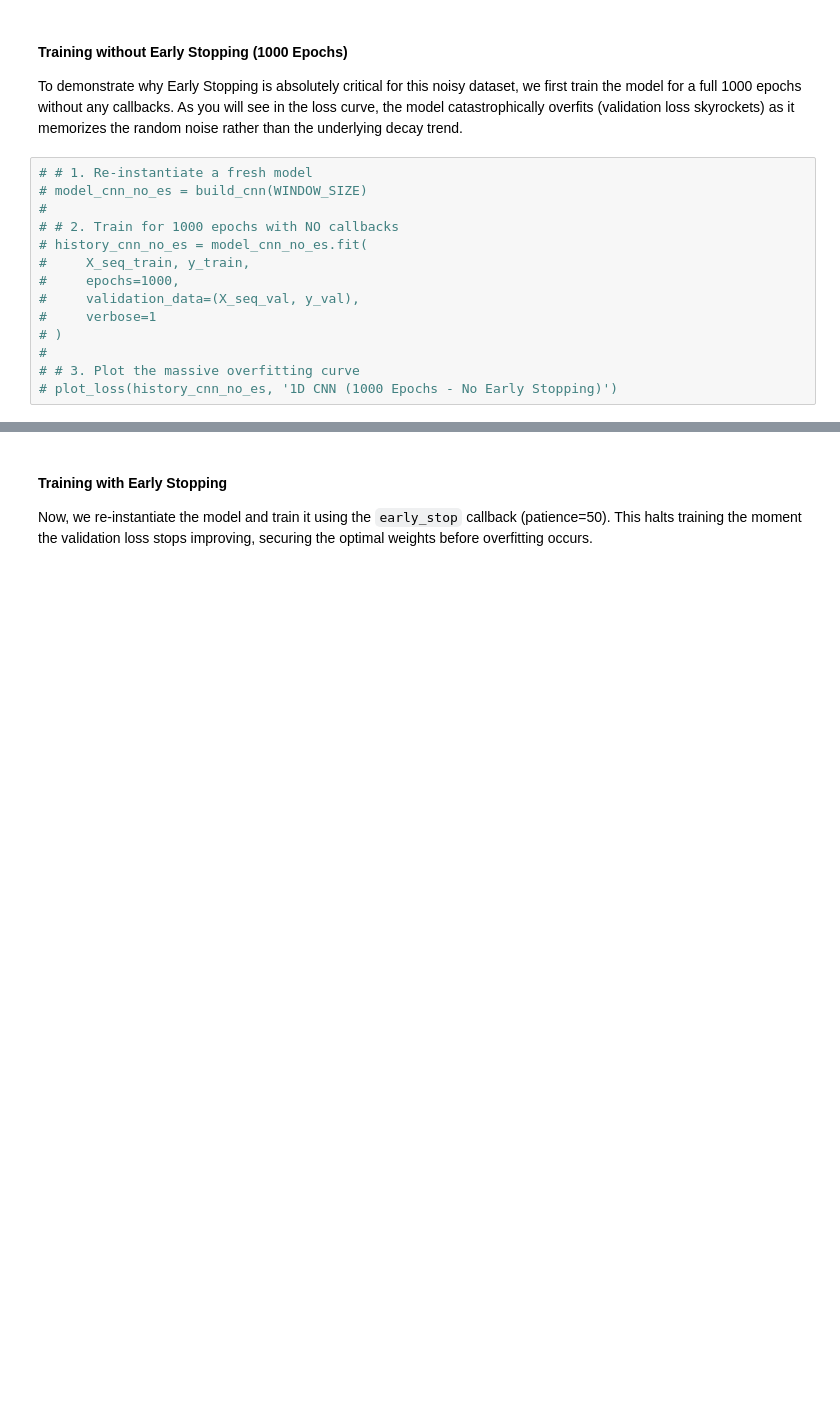
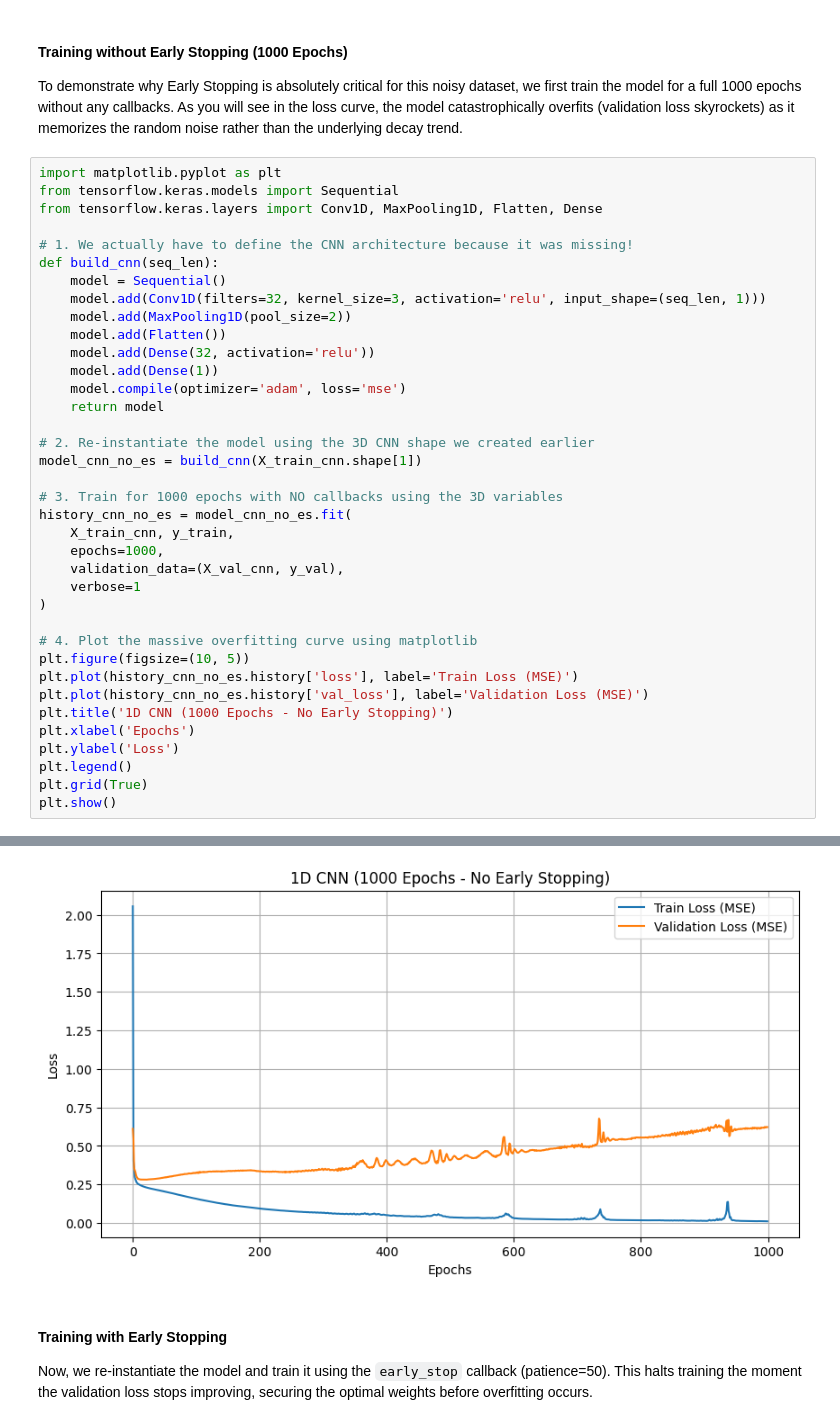
Before and after one commit to cronenberg64/aftershock-decay-forecasting, a Jupyter notebook: notebooks/capstone_main.ipynb, the cells around one changed output, grey strips where cells are left out. Drawn from its saved outputs; the diff is of its cells as text; blank space fills up the shorter version.

```diff
--- a/notebooks/capstone_main.ipynb
+++ b/notebooks/capstone_main.ipynb
@@ -1960,16 +1995,40 @@ A 1D CNN uses convolutional filters sliding over the time series to extract loca
 #### Training without Early Stopping (1000 Epochs)
 To demonstrate why Early Stopping is absolutely critical for this noisy dataset, we first train the model for a full 1000 epochs without any callbacks. As you will see in the loss curve, the model catastrophically overfits (validation loss skyrockets) as it memorizes the random noise rather than the underlying decay trend.
 # %%
-# # 1. Re-instantiate a fresh model
-# model_cnn_no_es = build_cnn(WINDOW_SIZE)
-#
-# # 2. Train for 1000 epochs with NO callbacks
-# history_cnn_no_es = model_cnn_no_es.fit(
-#     X_seq_train, y_train,
-#     epochs=1000,
-#     validation_data=(X_seq_val, y_val),
-#     verbose=1
-# )
-#
-# # 3. Plot the massive overfitting curve
-# plot_loss(history_cnn_no_es, '1D CNN (1000 Epochs - No Early Stopping)')
+import matplotlib.pyplot as plt
+from tensorflow.keras.models import Sequential
+from tensorflow.keras.layers import Conv1D, MaxPooling1D, Flatten, Dense
+
+# 1. We actually have to define the CNN architecture because it was missing!
+def build_cnn(seq_len):
+    model = Sequential()
+    model.add(Conv1D(filters=32, kernel_size=3, activation='relu', input_shape=(seq_len, 1)))
+    model.add(MaxPooling1D(pool_size=2))
+    model.add(Flatten())
+    model.add(Dense(32, activation='relu'))
+    model.add(Dense(1))
+    model.compile(optimizer='adam', loss='mse')
+    return model
+
+# 2. Re-instantiate the model using the 3D CNN shape we created earlier
+model_cnn_no_es = build_cnn(X_train_cnn.shape[1])
+
+# 3. Train for 1000 epochs with NO callbacks using the 3D variables
+history_cnn_no_es = model_cnn_no_es.fit(
+    X_train_cnn, y_train,
+    epochs=1000,
+    validation_data=(X_val_cnn, y_val),
+    verbose=1
+)
+
+# 4. Plot the massive overfitting curve using matplotlib
+plt.figure(figsize=(10, 5))
+plt.plot(history_cnn_no_es.history['loss'], label='Train Loss (MSE)')
+plt.plot(history_cnn_no_es.history['val_loss'], label='Validation Loss (MSE)')
+plt.title('1D CNN (1000 Epochs - No Early Stopping)')
+plt.xlabel('Epochs')
+plt.ylabel('Loss')
+plt.legend()
+plt.grid(True)
+plt.show()
+# %% [output]
@@ -1976,3 +2052,4 @@ To demonstrate why Early Stopping is absolutely critical for this noisy dataset,
+[figure, added]
 # %% [markdown]
 #### Training with Early Stopping
 Now, we re-instantiate the model and train it using the `early_stop` callback (patience=50). This halts training the moment the validation loss stops improving, securing the optimal weights before overfitting occurs.
```
Also changed, not shown: parts of 9 cells of this notebook.
